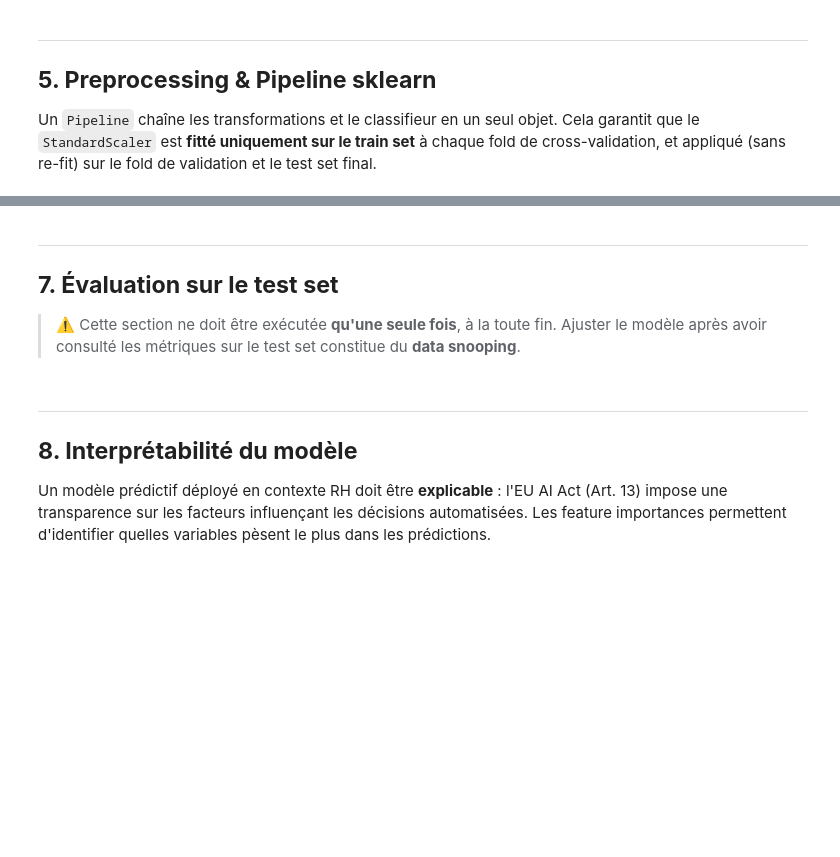
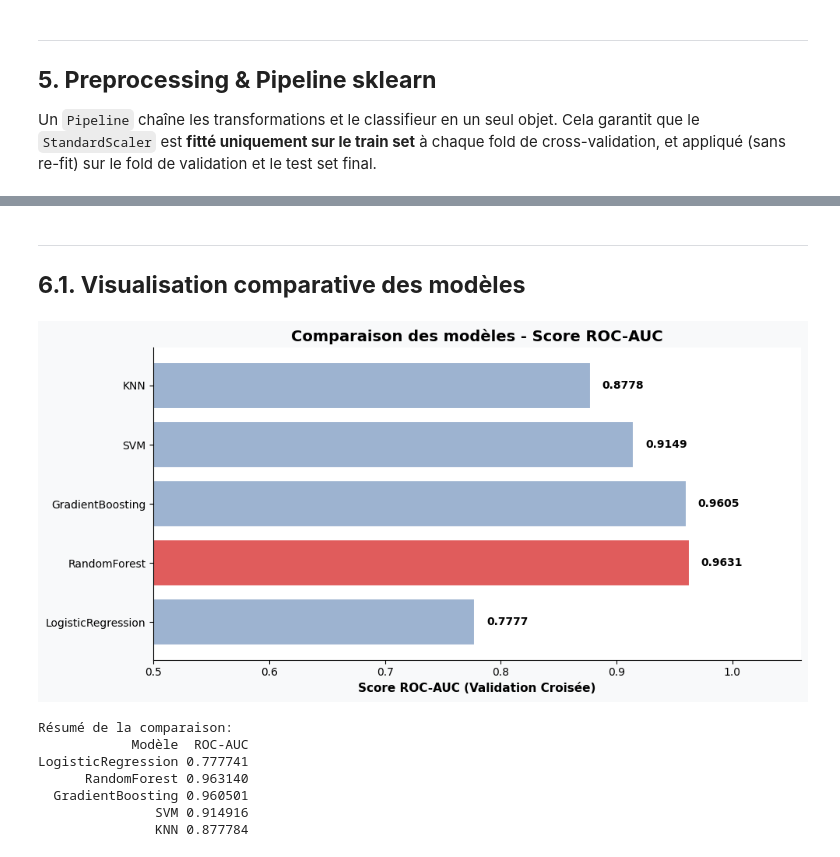
Before and after one commit to CESI-FISA-Info-24-27/IA-groupe-02, a Jupyter notebook: src/notebooks/05_modeling.ipynb, the cells around one changed output, grey strips where cells are left out. Drawn from its saved outputs; the diff is of its cells as text; code cells hidden in the pictures; blank space fills up the shorter version.

```diff
--- a/src/notebooks/05_modeling.ipynb
+++ b/src/notebooks/05_modeling.ipynb
@@ -86,18 +108,16 @@ Avant de séparer les données, il faut décider quelles features conserver.
 Le notebook 04 a mis en évidence une forte corrélation (`0.91`) entre `avg_hours_per_day` et `overtime_ratio`.
 Conserver les deux features fortement corrélées peut fausser l'importance relative des variables dans certains modèles.
 # %%
-# TODO: Identifier les features à exclure (multicolinéarité, features non informatives...)
-# Indice : notebook 04, section 2.1 — matrice de corrélation
 COLS_TO_DROP = [
-    # TODO: Compléter cette liste
+    'overtime_ratio', 'percent_salary_hike', 'years_with_curr_manager'
 ]
 
-# Séparation features / cible
+# On sépare les features de la cible
 X = df.drop(columns=[TARGET_COL] + COLS_TO_DROP)
 y = df[TARGET_COL]
 
-# Identification automatique des types de colonnes
-numeric_features     = X.select_dtypes(include='number').columns.tolist()
+# On récupère les listes de features numériques et catégorielles
+numeric_features = X.select_dtypes(include='number').columns.tolist()
 categorical_features = X.select_dtypes(exclude='number').columns.tolist()
 
 print(f"Features numériques ({len(numeric_features)}) :")
@@ -105,3 +125,4 @@ print(f"  {numeric_features}")
 print(f"\nFeatures catégorielles ({len(categorical_features)}) :")
 print(f"  {categorical_features}")
 print(f"\nX : {X.shape} | y : {y.shape}")
+print(f"\nFeatures supprimées : {COLS_TO_DROP}")
@@ -198,15 +289,37 @@ print(f"Meilleurs paramètres          : {search.best_params_}")
 # %% [markdown]
 ---
-## **7. Évaluation sur le test set**
-
-> ⚠️ Cette section ne doit être exécutée **qu'une seule fois**, à la toute fin.
-> Ajuster le modèle après avoir consulté les métriques sur le test set constitue du **data snooping**.
+## **6.1. Visualisation comparative des modèles**
 # %%
-y_pred  = search.predict(X_test)
-y_proba = search.predict_proba(X_test)[:, 1]
+# Créer un graphique de comparaison des modèles
+comparison_df = pd.DataFrame({
+    'Modèle': list(results_models.keys()),
+    'ROC-AUC': [results_models[m]['cv_score'] for m in results_models.keys()],
+})
 
-print("=" * 60)
-print("RAPPORT DE CLASSIFICATION (test set)")
-print("=" * 60)
-print(classification_report(y_test, y_pred, target_names=['Resté (0)', 'Parti (1)']))
-print(f"ROC-AUC : {roc_auc_score(y_test, y_proba):.4f}")
+fig, ax = plt.subplots(figsize=(10, 5))
+bars = ax.barh(comparison_df['Modèle'], comparison_df['ROC-AUC'],
+               color=[SNS_PALETTE[1] if m == best_model_name else '#9DB3D0' for m in comparison_df['Modèle']],
+               edgecolor='white', linewidth=1.5)
+ax.set_xlabel('Score ROC-AUC (Validation Croisée)', fontweight='bold')
+ax.set_title('Comparaison des modèles - Score ROC-AUC', fontsize=14, fontweight='bold')
+ax.set_xlim([0.5, max(comparison_df['ROC-AUC']) * 1.1])
+
+# Ajouter les valeurs sur les barres
+for bar, val in zip(bars, comparison_df['ROC-AUC']):
+    ax.text(val + 0.01, bar.get_y() + bar.get_height()/2,
+            f'{val:.4f}', va='center', fontweight='bold', fontsize=10)
+
+plt.tight_layout()
+plt.show()
+
+print(f"\nRésumé de la comparaison:")
+print(comparison_df.to_string(index=False))
+# %% [output]
+[figure, added]
+Résumé de la comparaison:
+            Modèle  ROC-AUC
+LogisticRegression 0.777741
+      RandomForest 0.963140
+  GradientBoosting 0.960501
+               SVM 0.914916
+               KNN 0.877784
@@ -231,7 +325,0 @@ plt.show()
-# %% [markdown]
----
-## **8. Interprétabilité du modèle**
-
-Un modèle prédictif déployé en contexte RH doit être **explicable** : l'EU AI Act (Art. 13)
-impose une transparence sur les facteurs influençant les décisions automatisées.
-Les feature importances permettent d'identifier quelles variables pèsent le plus dans les prédictions.
```
Also changed, not shown: parts of 15 cells of this notebook, 6 other files.
